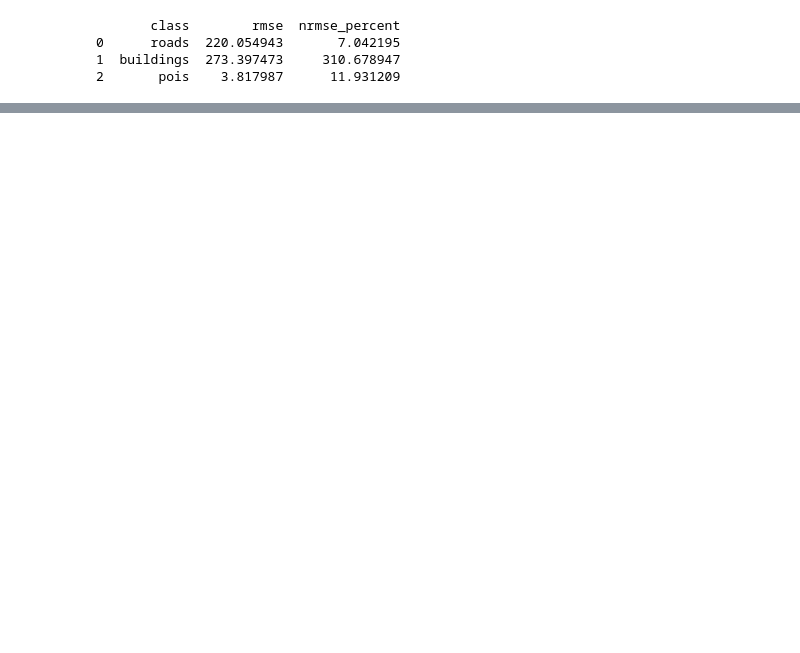
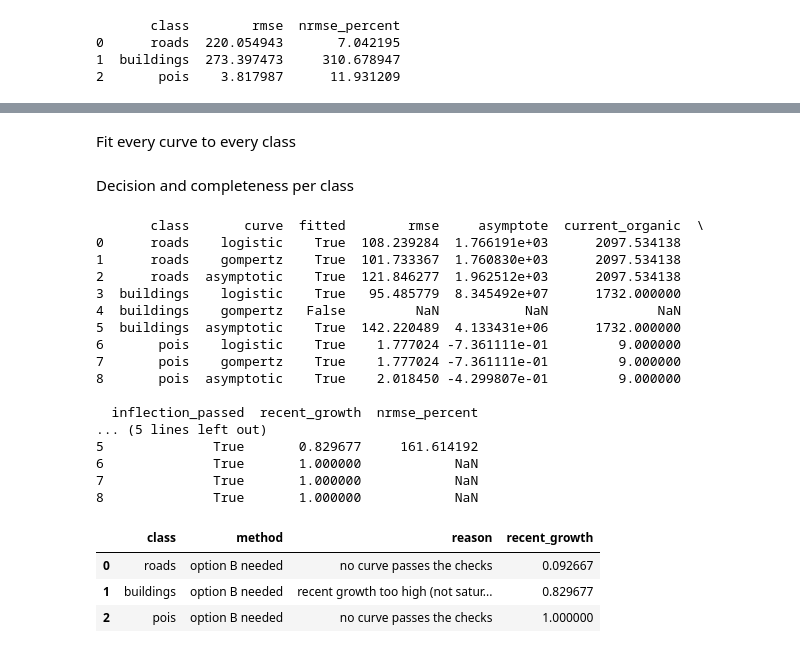
Before and after one commit to juanituser/dqa, a Jupyter notebook: 01_completeness.ipynb, the cells around one changed output, grey strips where cells are left out. Saved outputs shown, nothing was run; the diff lists cells and outputs as text; code cells hidden in the pictures; blank space fills up the shorter version.

Commit message:
feat: fitting different curves without events

```diff
--- a/01_completeness.ipynb
+++ b/01_completeness.ipynb
@@ -505,0 +518,5 @@ events.head()
+# %%
+RECENT_MONTHS = 12          # window to measure recent growth
+RECENT_GROWTH_MAX = 0.03    # saturated if organic growth in the last 12 months < 3%
+STABILITY_MAX = 0.10        # curves agree if their totals differ by less than 10%
+RMSE_TOLERANCE = 1.5        # "fits equally well" = error at most 1.5 x the best curve's error
@@ -505,0 +525,10 @@ events.head()
+# %%
+# --- the candidate curves, where each of them returns the value at month t ---
+def logistic(t, a, b, c, d):
+    return a + b / (1 + np.exp(-c * (t - d)))
+
+def gompertz(t, a, b, c, d):
+    return a + b * np.exp(-np.exp(-c * (t - d)))
+
+def asymptotic(t, a, b, c):
+    return a - b * np.exp(-c * t)
@@ -505,0 +537,17 @@ events.head()
+# %%
+month_number = np.arange(len(growth))
+last_month = month_number[-1]
+
+
+organic = growth.copy()
+event_volume = {}          # total removed per class, added back at the end
+for class_name, (series_column, class_flag) in CLASS_COLUMNS.items():
+    total_removed = 0
+    class_events = events[events["class"] == class_name]
+    for index, event in class_events.iterrows():
+        from_event_on = organic["month"] >= event["month"]
+        organic.loc[from_event_on, series_column] = organic.loc[from_event_on, series_column] - event["increase"]
+        total_removed = total_removed + event["increase"]
+    event_volume[class_name] = total_removed
+# %% [markdown]
+Fit every curve to every class
@@ -505,0 +608,2 @@ events.head()
+# %% [markdown]
+Decision and completeness per class
@@ -505,0 +661,26 @@ events.head()
+# %%
+completeness_results = pd.DataFrame(result_rows)
+print(fits)
+completeness_results
+# %% [output]
+       class       curve  fitted        rmse     asymptote  current_organic  \
+0      roads    logistic    True  108.239284  1.766191e+03      2097.534138
+1      roads    gompertz    True  101.733367  1.760830e+03      2097.534138
+2      roads  asymptotic    True  121.846277  1.962512e+03      2097.534138
+3  buildings    logistic    True   95.485779  8.345492e+07      1732.000000
+4  buildings    gompertz   False         NaN           NaN              NaN
+5  buildings  asymptotic    True  142.220489  4.133431e+06      1732.000000
+6       pois    logistic    True    1.777024 -7.361111e-01         9.000000
+7       pois    gompertz    True    1.777024 -7.361111e-01         9.000000
+8       pois  asymptotic    True    2.018450 -4.299807e-01         9.000000
+
+  inflection_passed  recent_growth  nrmse_percent
+... (5 lines left out)
+5              True       0.829677     161.614192
+6              True       1.000000            NaN
+7              True       1.000000            NaN
+8              True       1.000000            NaN
+|  | class | method | reason | recent_growth |
+| 0 | roads | option B needed | no curve passes the checks | 0.092667 |
+| 1 | buildings | option B needed | recent growth too high (not satur... | 0.829677 |
+| 2 | pois | option B needed | no curve passes the checks | 1.000000 |
```
Also changed, not shown: parts of 12 cells of this notebook.
